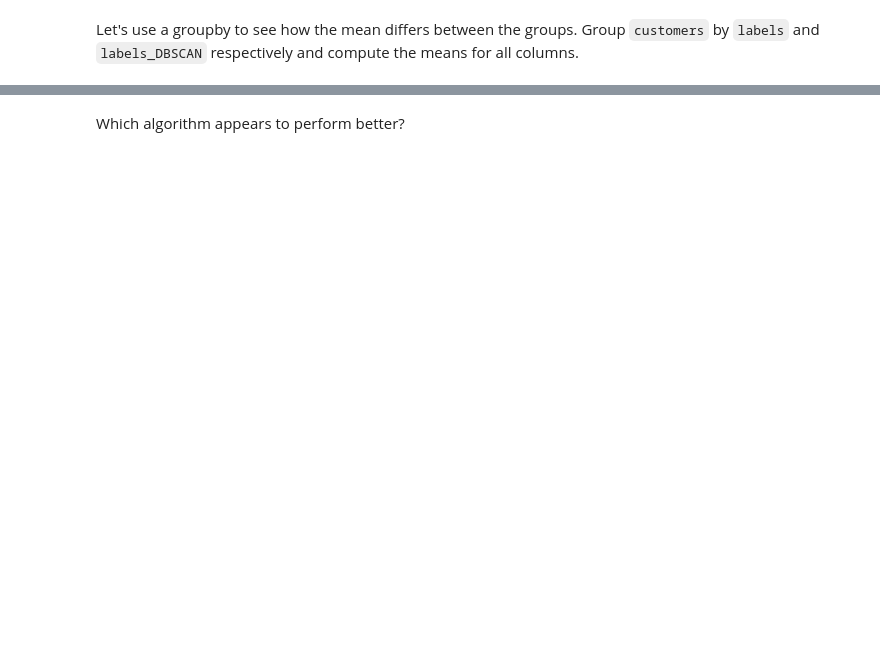
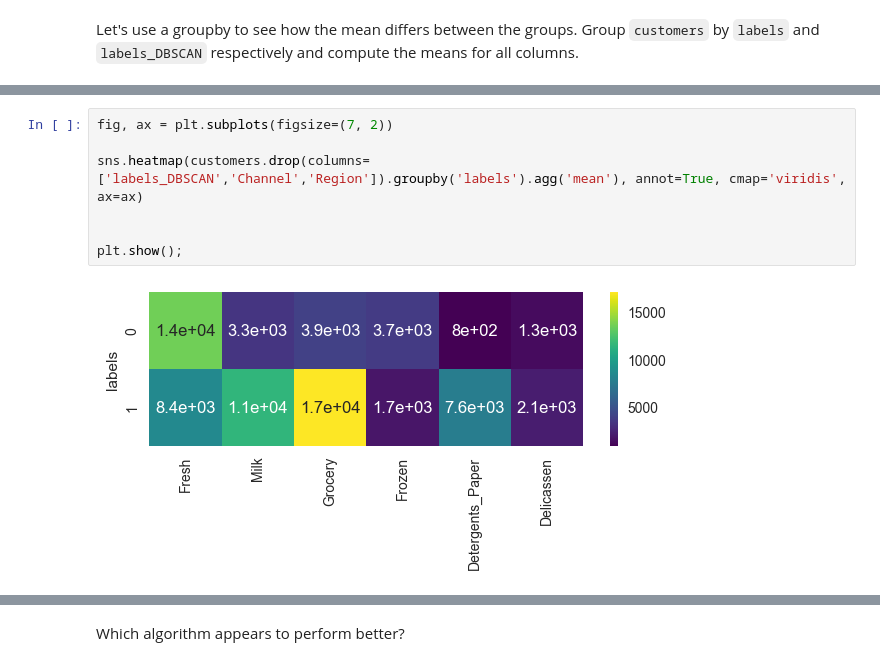
Before and after one commit to Ironhack-Data-Madrid-Octubre-2023/7.4-lab_unsupervised_learning, a Jupyter notebook: your-code/main.ipynb, the cells around one changed output, grey strips where cells are left out. Drawn from its saved outputs; the diff is of its cells as text; blank space fills up the shorter version.

```diff
--- a/your-code/main.ipynb
+++ b/your-code/main.ipynb
@@ -364,0 +391,9 @@ Let's use a groupby to see how the mean differs between the groups. Group `custo
+# %%
+fig, ax = plt.subplots(figsize=(7, 2))
+
+sns.heatmap(customers.drop(columns=['labels_DBSCAN','Channel','Region']).groupby('labels').agg('mean'), annot=True, cmap='viridis', ax=ax)
+
+
+plt.show();
+# %% [output]
+[figure, added]
```
Also changed, not shown: parts of 22 cells of this notebook.
